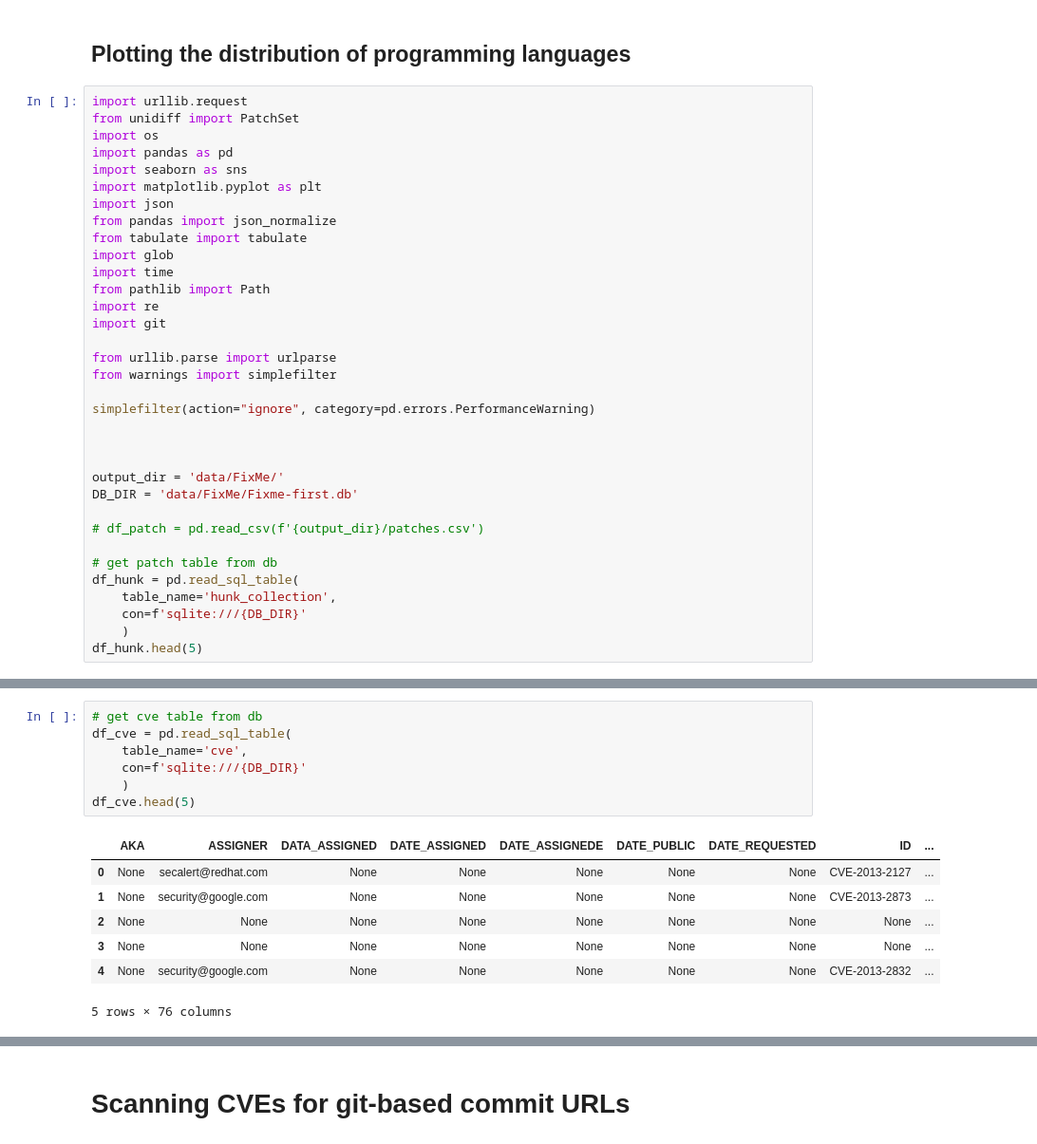
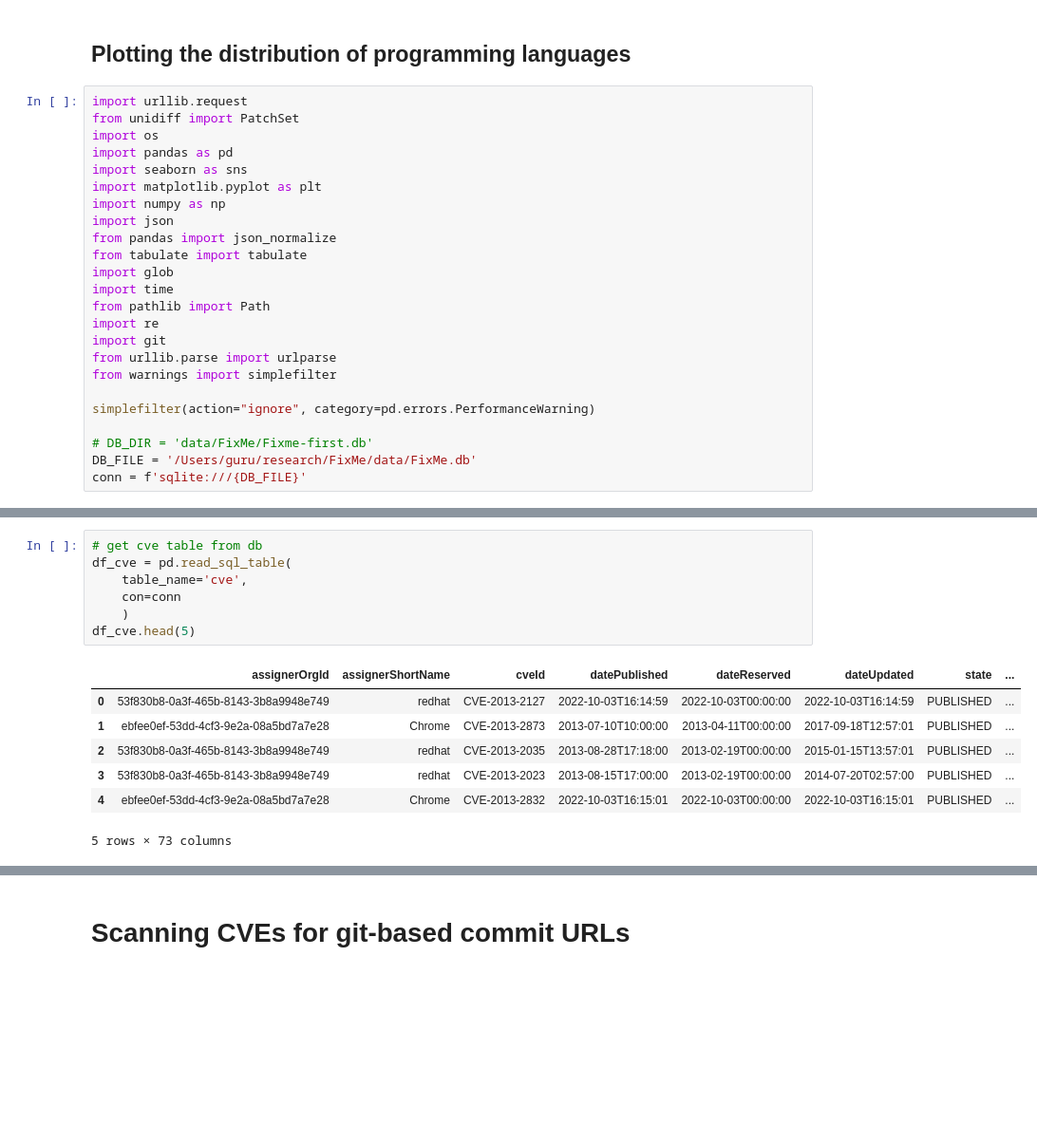
Before and after one commit to SmartSecLab/FixMe, a Jupyter notebook: statistics.ipynb, the cells around one changed output, grey strips where cells are left out. Shown at 95% size. Drawn from its saved outputs; the diff is of its cells as text; blank space fills up the shorter version.

```diff
--- a/statistics.ipynb
+++ b/statistics.ipynb
@@ -7,6 +7,7 @@ import os
 import pandas as pd
 import seaborn as sns
 import matplotlib.pyplot as plt
+import numpy as np
 import json
 from pandas import json_normalize
 from tabulate import tabulate
@@ -15,22 +16,11 @@ import time
 from pathlib import Path
 import re
 import git
-
 from urllib.parse import urlparse
 from warnings import simplefilter
 
 simplefilter(action="ignore", category=pd.errors.PerformanceWarning)
 
-
-
-output_dir = 'data/FixMe/'
-DB_DIR = 'data/FixMe/Fixme-first.db'
-
-# df_patch = pd.read_csv(f'{output_dir}/patches.csv')
-
-# get patch table from db
-df_hunk = pd.read_sql_table(
-    table_name='hunk_collection',
-    con=f'sqlite:///{DB_DIR}'
-    )
-df_hunk.head(5)
+# DB_DIR = 'data/FixMe/Fixme-first.db'
+DB_FILE = '/Users/guru/research/FixMe/data/FixMe.db'
+conn = f'sqlite:///{DB_FILE}'
@@ -44,15 +47,15 @@ df_hunk.head(5)
 # %%
 # get cve table from db
 df_cve = pd.read_sql_table(
     table_name='cve',
-    con=f'sqlite:///{DB_DIR}'
+    con=conn
     )
 df_cve.head(5)
 # %% [output]
-|  | AKA | ASSIGNER | DATA_ASSIGNED | DATE_ASSIGNED | DATE_ASSIGNEDE | DATE_PUBLIC | DATE_REQUESTED | ID | ... |
-| 0 | None | secalert@redhat.com | None | None | None | None | None | CVE-2013-2127 | ... |
-| 1 | None | security@google.com | None | None | None | None | None | CVE-2013-2873 | ... |
-| 2 | None | None | None | None | None | None | None | None | ... |
-| 3 | None | None | None | None | None | None | None | None | ... |
-| 4 | None | security@google.com | None | None | None | None | None | CVE-2013-2832 | ... |
+|  | assignerOrgId | assignerShortName | cveId | datePublished | dateReserved | dateUpdated | state | ... |
+| 0 | 53f830b8-0a3f-465b-8143-3b8a9948e749 | redhat | CVE-2013-2127 | 2022-10-03T16:14:59 | 2022-10-03T00:00:00 | 2022-10-03T16:14:59 | PUBLISHED | ... |
+| 1 | ebfee0ef-53dd-4cf3-9e2a-08a5bd7a7e28 | Chrome | CVE-2013-2873 | 2013-07-10T10:00:00 | 2013-04-11T00:00:00 | 2017-09-18T12:57:01 | PUBLISHED | ... |
+| 2 | 53f830b8-0a3f-465b-8143-3b8a9948e749 | redhat | CVE-2013-2035 | 2013-08-28T17:18:00 | 2013-02-19T00:00:00 | 2015-01-15T13:57:01 | PUBLISHED | ... |
+| 3 | 53f830b8-0a3f-465b-8143-3b8a9948e749 | redhat | CVE-2013-2023 | 2013-08-15T17:00:00 | 2013-02-19T00:00:00 | 2014-07-20T02:57:00 | PUBLISHED | ... |
+| 4 | ebfee0ef-53dd-4cf3-9e2a-08a5bd7a7e28 | Chrome | CVE-2013-2832 | 2022-10-03T16:15:01 | 2022-10-03T00:00:00 | 2022-10-03T16:15:01 | PUBLISHED | ... |
-5 rows × 76 columns
+5 rows × 73 columns
```
Also changed, not shown: parts of 13 cells of this notebook, 6 other files.
